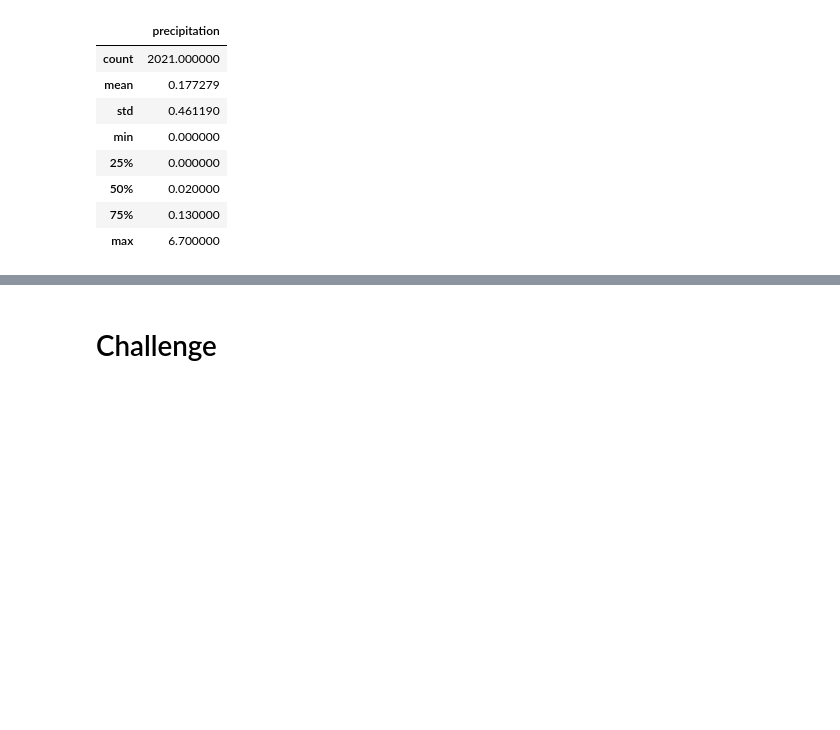
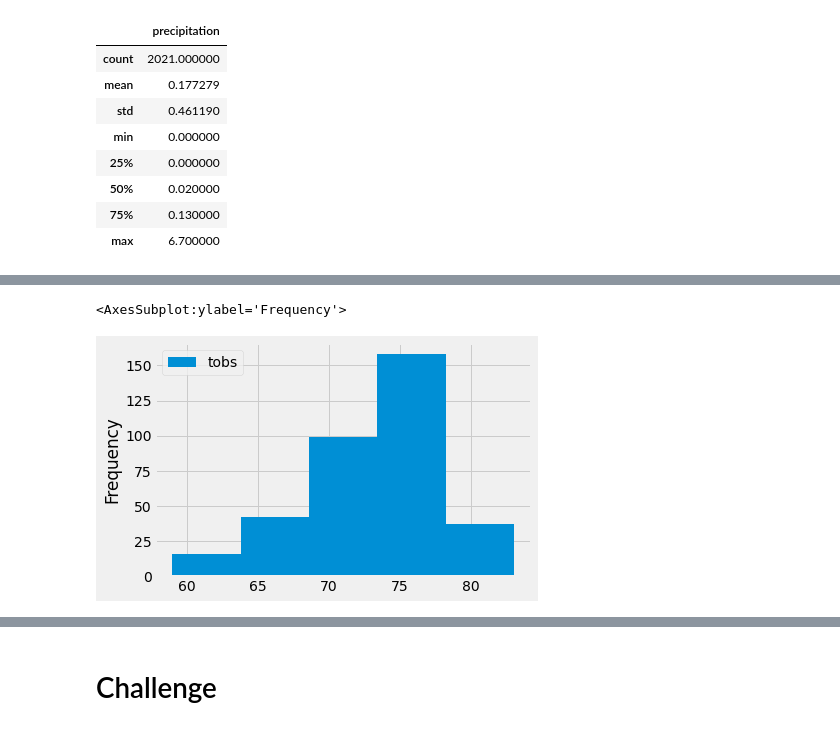
Before and after one commit to ricardoguerreiro92/surfs_up, a Jupyter notebook: climate_analysis.ipynb, the cells around one changed output, grey strips where cells are left out. Saved outputs shown, nothing was run; the diff lists cells and outputs as text; code cells hidden in the pictures; blank space fills up the shorter version.

```diff
--- a/climate_analysis.ipynb
+++ b/climate_analysis.ipynb
@@ -99,0 +146,6 @@ results_df.describe()
+# %%
+#SkillDrill 9.3.4 - this graph shows AROUND 300 days of the year the temperature was above 70 degrees
+result_df.plot.hist(bins=5)
+# %% [output]
+<AxesSubplot:ylabel='Frequency'>
+[figure, added]
```
Also changed, not shown: parts of 6 cells of this notebook.
